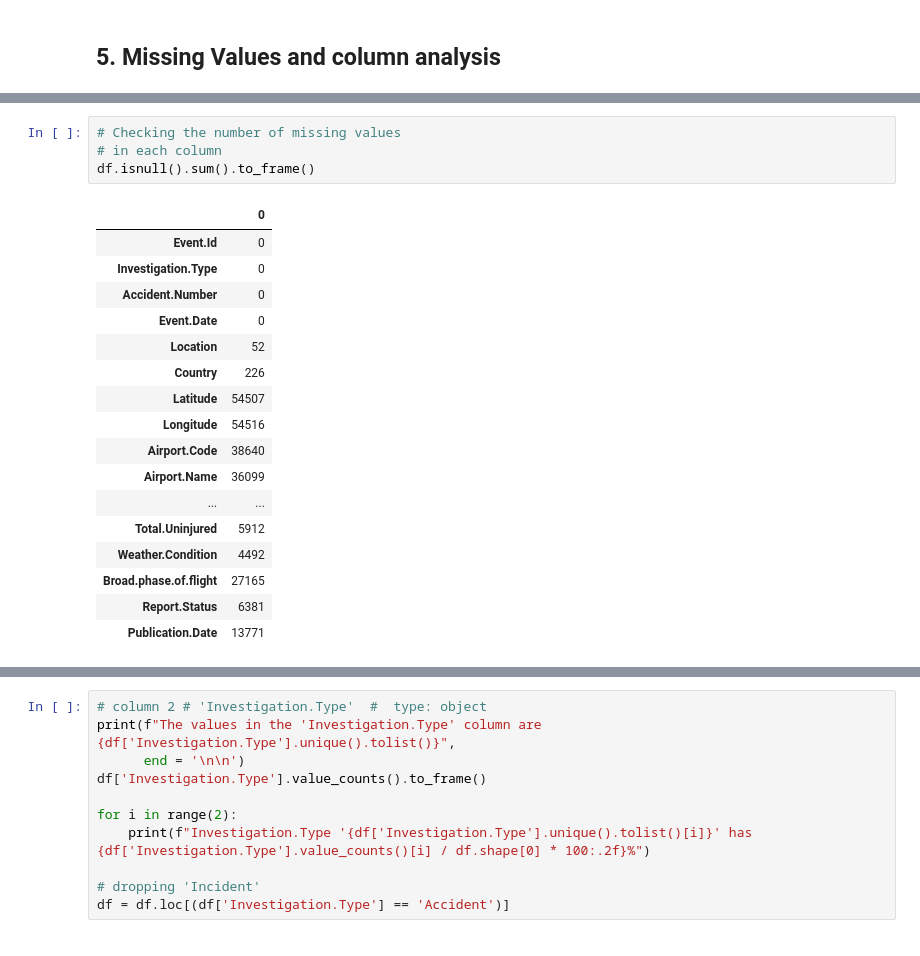
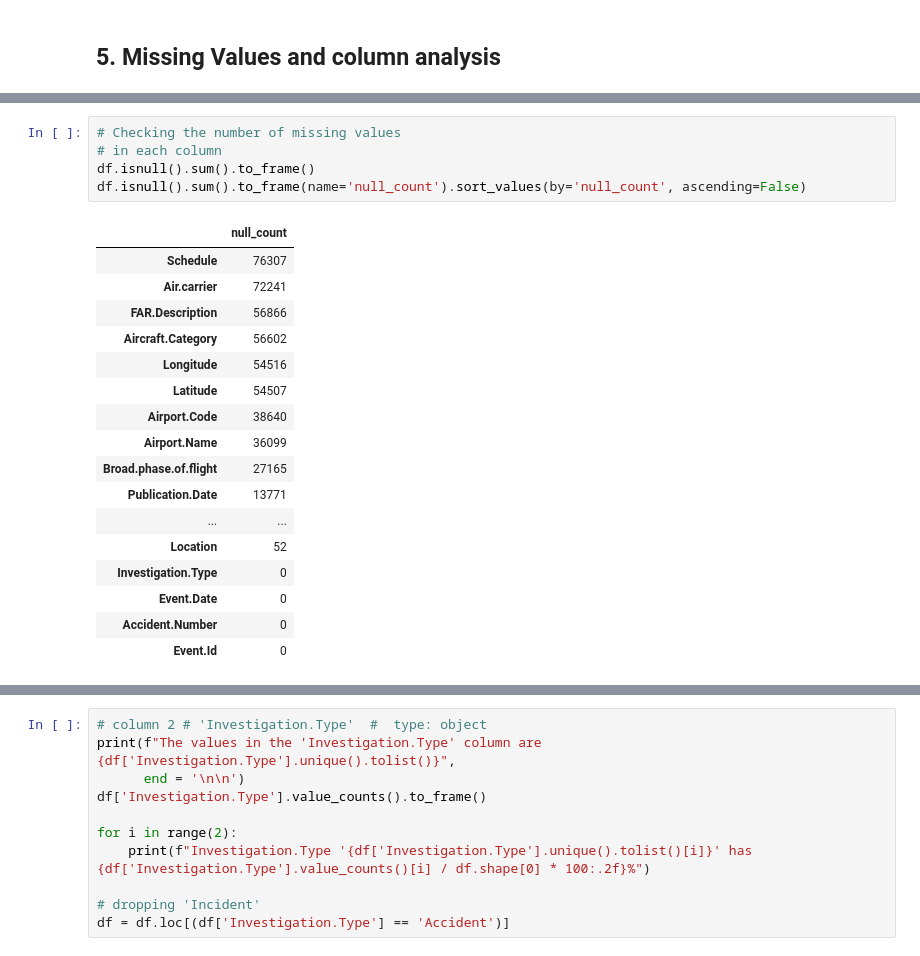
Before and after one commit to rurigi-waweru/dsfpt10-p1-dsc-phase-1-project, a Jupyter notebook: test-ground.ipynb, the cells around one changed output, grey strips where cells are left out. Drawn from its saved outputs; the diff is of its cells as text.

```diff
--- a/test-ground.ipynb
+++ b/test-ground.ipynb
@@ -127,25 +150,26 @@ df.columns.tolist()
 # %%
 # Checking the number of missing values
 # in each column
 df.isnull().sum().to_frame()
+df.isnull().sum().to_frame(name='null_count').sort_values(by='null_count', ascending=False)
 # %% [output]
-|  | 0 |
-| Event.Id | 0 |
-| Investigation.Type | 0 |
-| Accident.Number | 0 |
-| Event.Date | 0 |
-| Location | 52 |
-| Country | 226 |
+|  | null_count |
+| Schedule | 76307 |
+| Air.carrier | 72241 |
+| FAR.Description | 56866 |
+| Aircraft.Category | 56602 |
+| Longitude | 54516 |
 | Latitude | 54507 |
-| Longitude | 54516 |
 | Airport.Code | 38640 |
 | Airport.Name | 36099 |
+| Broad.phase.of.flight | 27165 |
+| Publication.Date | 13771 |
 | ... | ... |
-| Total.Uninjured | 5912 |
-| Weather.Condition | 4492 |
-| Broad.phase.of.flight | 27165 |
-| Report.Status | 6381 |
-| Publication.Date | 13771 |
+| Location | 52 |
+| Investigation.Type | 0 |
+| Event.Date | 0 |
+| Accident.Number | 0 |
+| Event.Id | 0 |
 # %%
 # column 1 # Event.Id  #  type: object
 df['Event.Id'].describe().to_frame()
```
Also changed, not shown: parts of 15 cells of this notebook.
